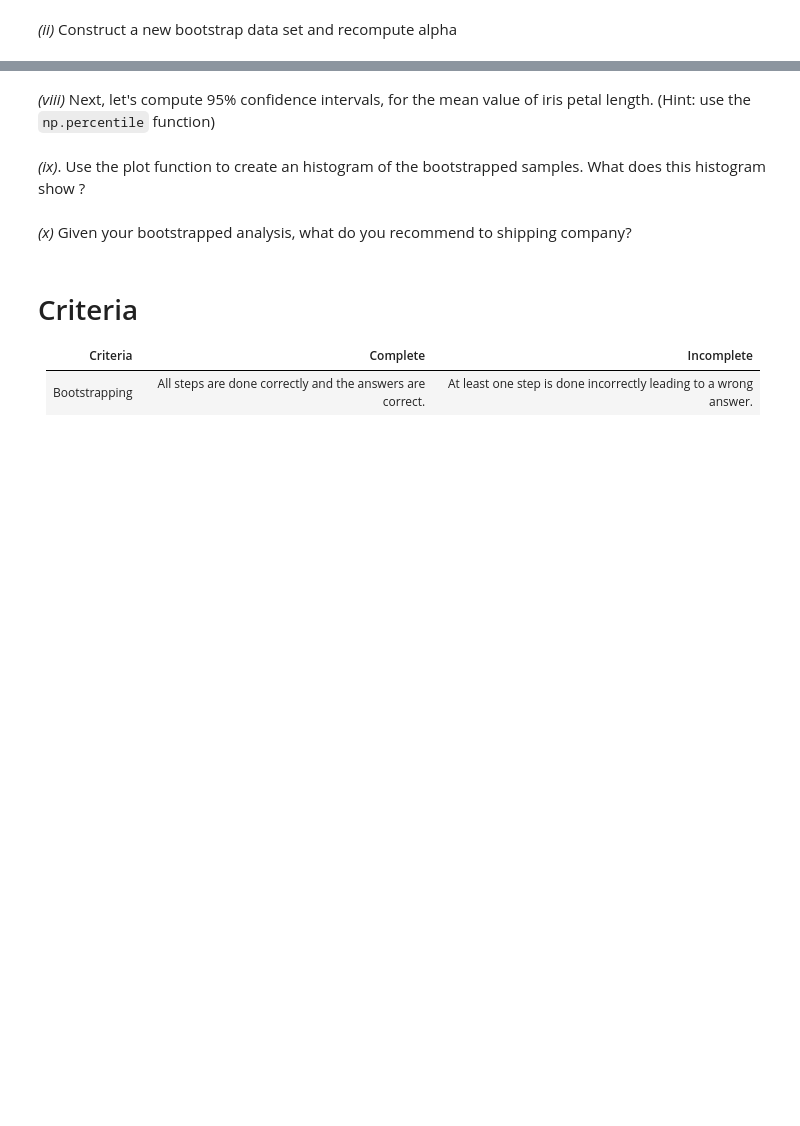
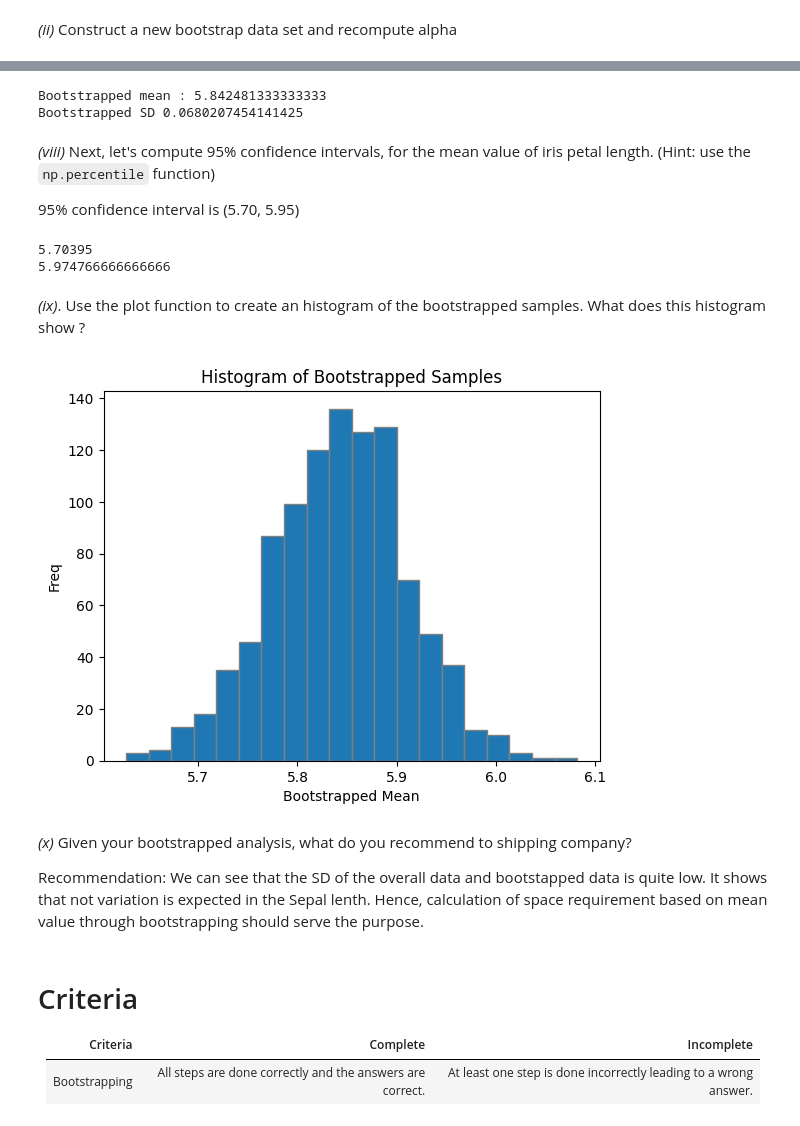
Before and after one commit to UofT-DSI/applying_statistical_concepts, a Jupyter notebook: 02_assignments/assignment_3.ipynb, the cells around one changed output, grey strips where cells are left out. Cells and saved outputs as stored; diff of their text form; code cells hidden in the pictures; blank space fills up the shorter version.

```diff
--- a/02_assignments/assignment_3.ipynb
+++ b/02_assignments/assignment_3.ipynb
@@ -58,2 +115,23 @@ _(vii)_. Write code to review the bootstrapped mean value, and the standard devi
+# %%
+# Define the bootstrapping function for Sepal.Length
+def bootstrap_samples(data, B=1000, seed=0):
+    rng = np.random.default_rng(seed)
+    samples = [data.sample(frac=1, replace=True).mean() for _ in range(B)]
+    return samples
+
+# Create bootstrapped samples
+boot_se_samples = bootstrap_samples(df['Sepal.Length'], B=1000)
+
+# Calculate the mean and standard deviation of the bootstrapped samples
+bootstrapped_mean = np.mean(boot_se_samples)
+bootstrapped_std = np.std(boot_se_samples, ddof=1)
+
+print(f'Bootstrapped mean : {bootstrapped_mean}')
+print(f'Bootstrapped SD {bootstrapped_std}')
+# %% [output]
+Bootstrapped mean : 5.842481333333333
+Bootstrapped SD 0.0680207454141425
 # %% [markdown]
 _(viii)_ Next, let's compute 95% confidence intervals, for the mean value of iris petal length. (Hint: use the `np.percentile` function)
+
+95% confidence interval is (5.70, 5.95)
@@ -62,24 +138,37 @@ _(viii)_ Next, let's compute 95% confidence intervals, for the mean value of iri
+# %%
+# 95% CI i.e. between 2.5% and 97.5%
+print(np.percentile(boot_se_samples, 2.5) )
+print(np.percentile(boot_se_samples, 97.5) )
+# %% [output]
+5.70395
+5.974766666666666
 # %% [markdown]
 _(ix)_. Use the plot function to create an histogram of the bootstrapped samples. What does this histogram show ?
 # %%
 #Complete this
 
 # Create a figure and axis
 fig, ax = plt.subplots()
 
 # Create the histogram
-#Add your code here
+ax.hist(boot_se_samples, bins=20, edgecolor='gray')
 
 # Add a title
-#Add your code here
+ax.set_title('Histogram of Bootstrapped Samples')
 
 # Add a label to the x-axis
-#Add your code here
+ax.set_xlabel('Bootstrapped Mean')
 
 # Add a label to the y-axis
-#Add your code here
+ax.set_ylabel('Freq')
 
 # Show the plot
 plt.show()
+# %% [output]
+[figure, added]
 # %% [markdown]
 _(x)_ Given your bootstrapped analysis, what do you recommend to shipping company?
+
+
+Recommendation:
+We can see that the SD of the overall data and bootstapped data is quite low. It shows that not variation is expected in the Sepal lenth. Hence, calculation of space requirement based on mean value through bootstrapping should serve the purpose.
```
Also changed, not shown: parts of 15 cells of this notebook.
